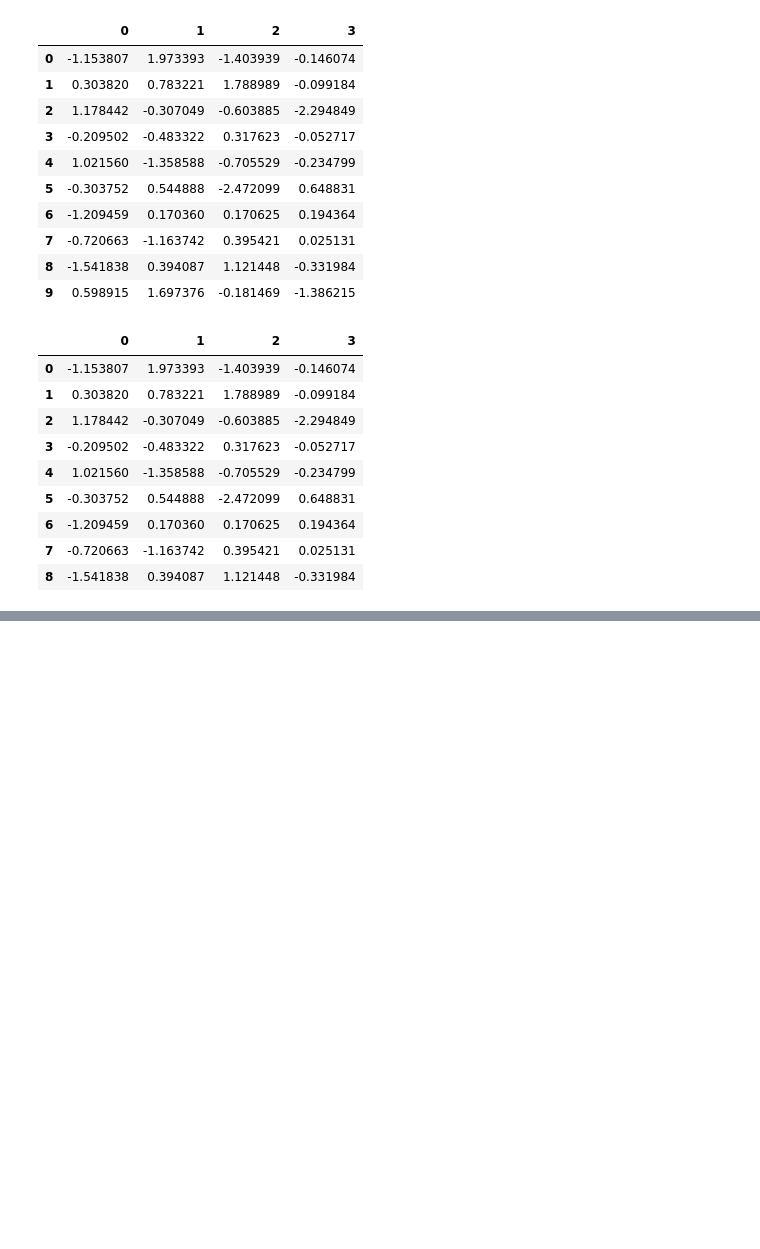
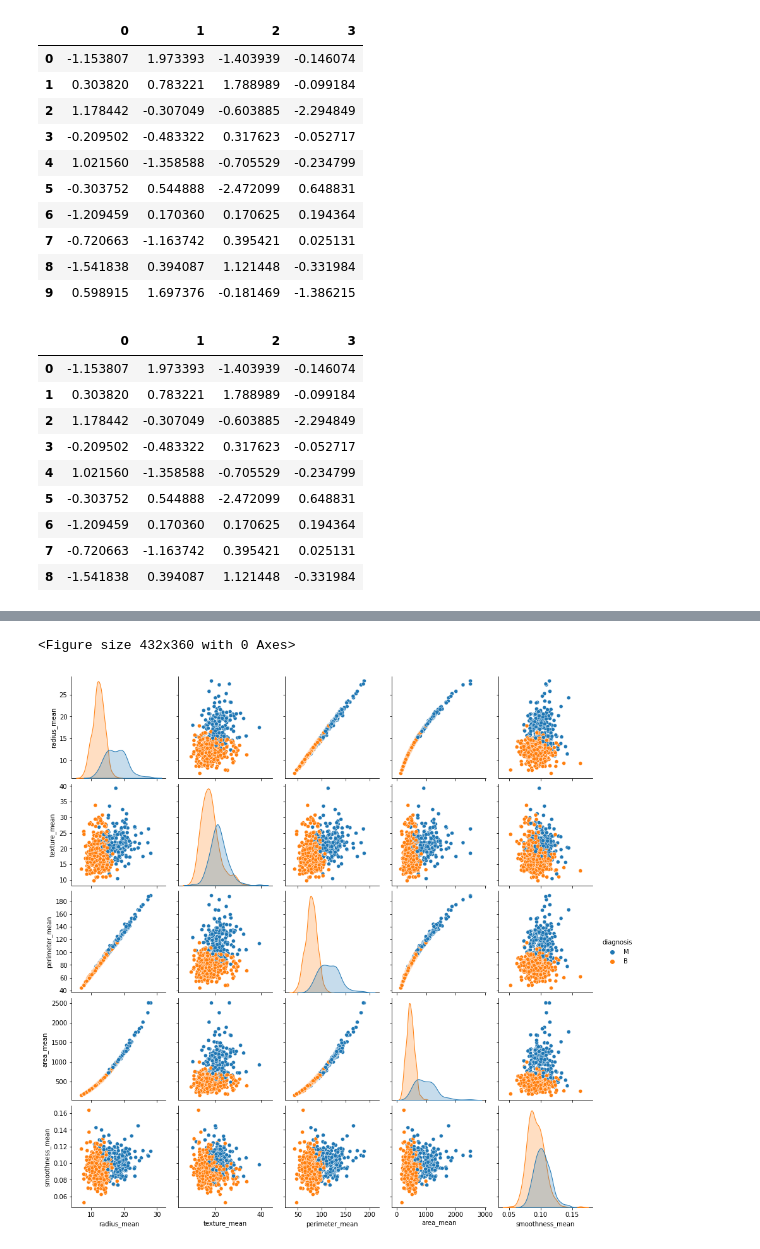
Before and after one commit to a-forty-two/COG-02082021, a Jupyter notebook: Pandas.ipynb, the cells around one changed output, grey strips where cells are left out. Cells and saved outputs as stored; diff of their text form; code cells hidden in the pictures; blank space fills up the shorter version.

```diff
--- a/Pandas.ipynb
+++ b/Pandas.ipynb
@@ -264,0 +278,9 @@ pd.concat(pieces)
+# %%
+import matplotlib.pyplot as plt
+
+plt.figure(figsize=(6,5))
+sns.pairplot(filtrdData[["radius_mean","texture_mean","perimeter_mean","area_mean","smoothness_mean","diagnosis"]],hue="diagnosis")
+plt.show()
+# %% [output]
+<Figure size 432x360 with 0 Axes>
+[figure, added]
```
Also changed, not shown: parts of 2 cells of this notebook.
